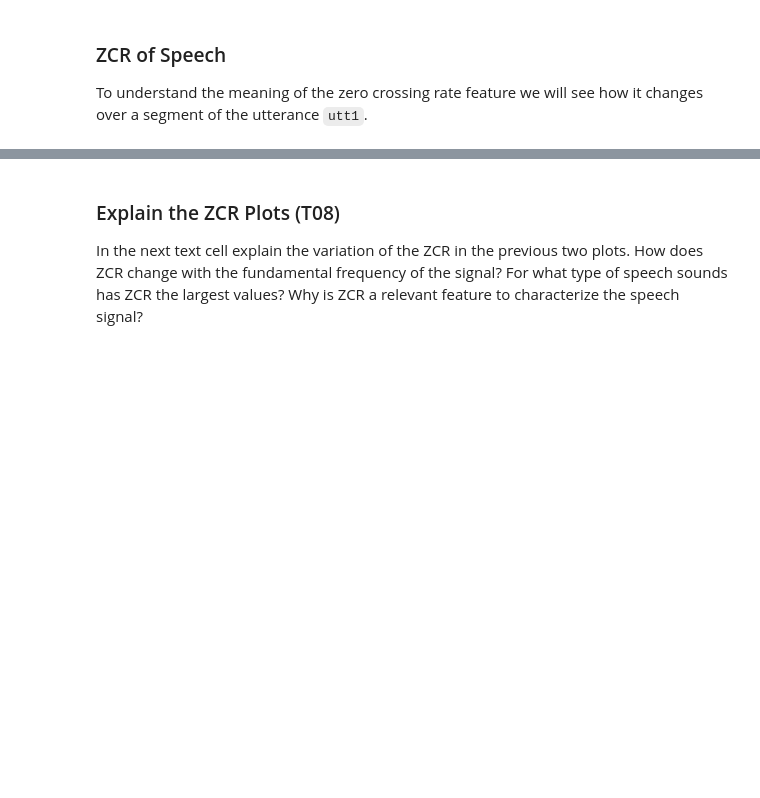
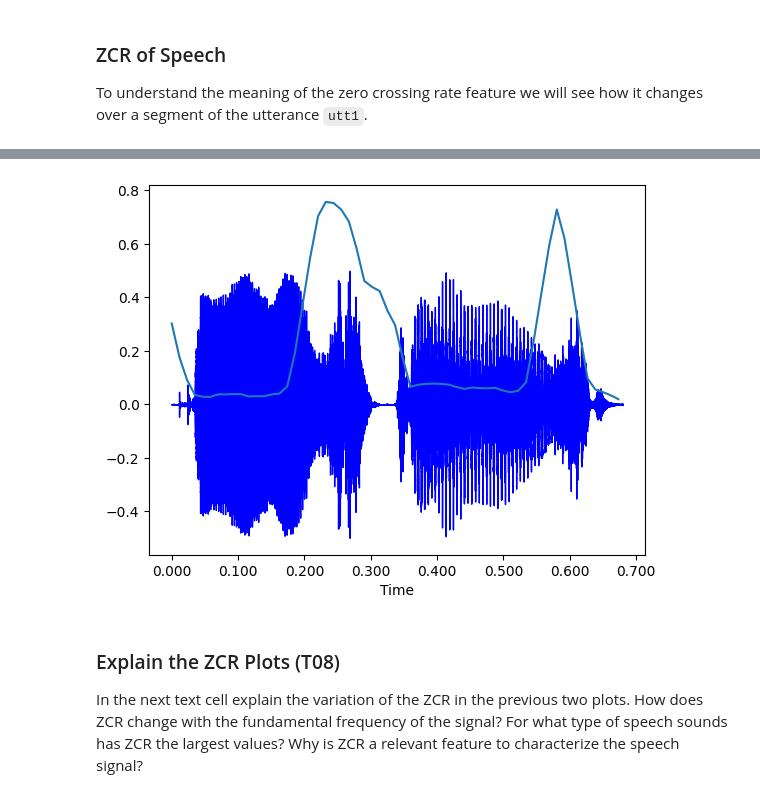
Before and after one commit to danieleavolio/Spoken-Language-Processing, a Jupyter notebook: Lab/Assignment1/slp-lab1.ipynb, the cells around one changed output, grey strips where cells are left out. Drawn from its saved outputs; the diff is of its cells as text; code cells hidden in the pictures; blank space fills up the shorter version.

```diff
--- a/Lab/Assignment1/slp-lab1.ipynb
+++ b/Lab/Assignment1/slp-lab1.ipynb
@@ -423,10 +423,13 @@ Use the function `pad_signal()` so that all samples of the input signal are used
 # %%
 def frame_based_zcr(x, frame_length, hop_length):
     """Computes the zero crossing rate of signal x by splitting it into frames of length frame_length with hop_length in between"""
-    # YOUR CODE HERE
+
     x_padded = pad_signal(x, frame_length, hop_length)
-    zcr = zero_crossing_rate(x_padded)
-    print(zcr)
+    N_frames = (len(x_padded)+hop_length-frame_length)//hop_length
+    zcr = np.zeros(N_frames)
+    for n in range(N_frames):
+        x_frame = x_padded[n*hop_length:n*hop_length+frame_length]
+        zcr[n] = zero_crossing_rate(x_frame)
     return zcr
 # %%
 assert(len(frame_based_zcr(c, frame_length, hop_length)) > len(c)/hop_length)
@@ -454,6 +457,7 @@ seg_zcr = frame_based_zcr(seg, frame_length, hop_length)
 display(Audio(seg, rate=sr))
 
 t = np.arange(len(seg_zcr)) * hop_length / sr
-librosa.display.waveshow(seg, sr=sr)
+librosa.display.waveshow(seg, sr=sr, color="blue")
 plt.plot(t, seg_zcr)
 plt.show()
+# %% [output]
@@ -460,3 +465,4 @@ plt.show()
+[figure, added]
 # %% [markdown]
 ### Explain the ZCR Plots (T08)
 
```
Also changed, not shown: parts of 4 cells of this notebook.
